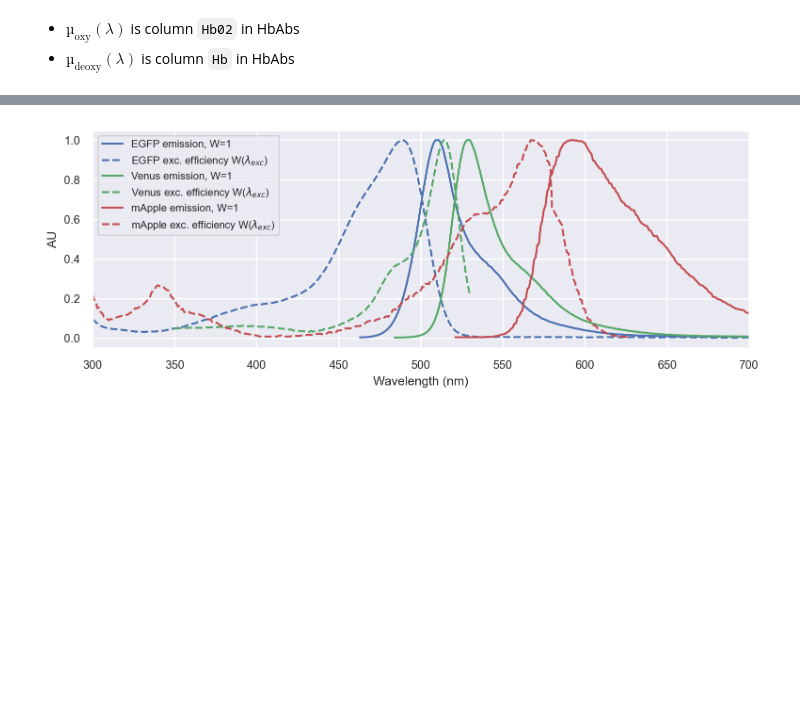
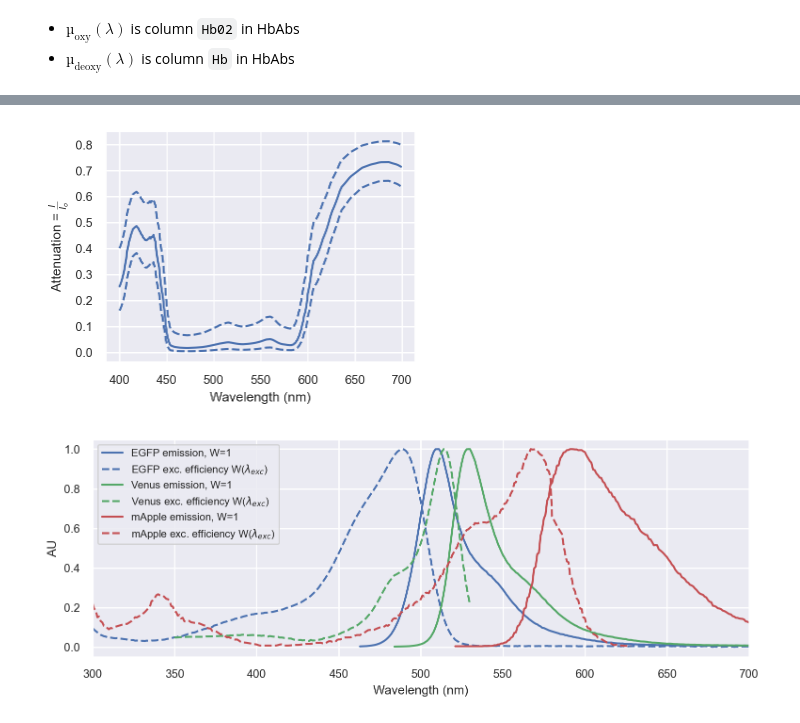
Before and after one commit to AllenInstitute/sourcesep, a Jupyter notebook: notebooks/01_explore_pilot.ipynb, the cells around one changed output, grey strips where cells are left out. Cells and saved outputs as stored; diff of their text form; code cells hidden in the pictures; blank space fills up the shorter version.

```diff
--- a/notebooks/01_explore_pilot.ipynb
+++ b/notebooks/01_explore_pilot.ipynb
@@ -88,3 +102,27 @@ plt.show()
+# %%
+L_arr = np.arange(400,700,1)
+l = np.interp(x=L_arr, xp=df['Wavelength (nm)'], fp=df['Estimated average pathlength (cm)']) # cm
+e = np.interp(x=L_arr, xp=HbAbs['wavelength'],fp=HbAbs['Hb02 (cm-1/M)']) #cm-1.mol-1.L
+M = 64500 # g/mol
+
+x = 150 # g/L
+att_av = np.exp(-1*l*e*x/M)
+
+x = 200 # g/L
+att_hi = np.exp(-1*l*e*x/M)
+
+x = 100 # g/L
+att_lo = np.exp(-1*l*e*x/M)
+
+
+f, ax = plt.subplots(1,1,figsize=(4,3))
+ax.plot(L_arr,att_hi,'b--')
+ax.plot(L_arr,att_av,'b-')
+ax.plot(L_arr,att_lo,'b--')
+ax.set(xlabel='Wavelength (nm)', ylabel=r'Attenuation = $\frac{I}{I_o}$')
+plt.show()
+# %% [output]
+[figure, added]
 # %%
 f, ax = plt.subplots(1,1,figsize=(9,3))
 ax.plot(EGFP['wavelength'], EGFP['EGFP em'], '-', c='b',label=r'EGFP emission, W=1')
```
Also changed, not shown: parts of 3 cells of this notebook.
